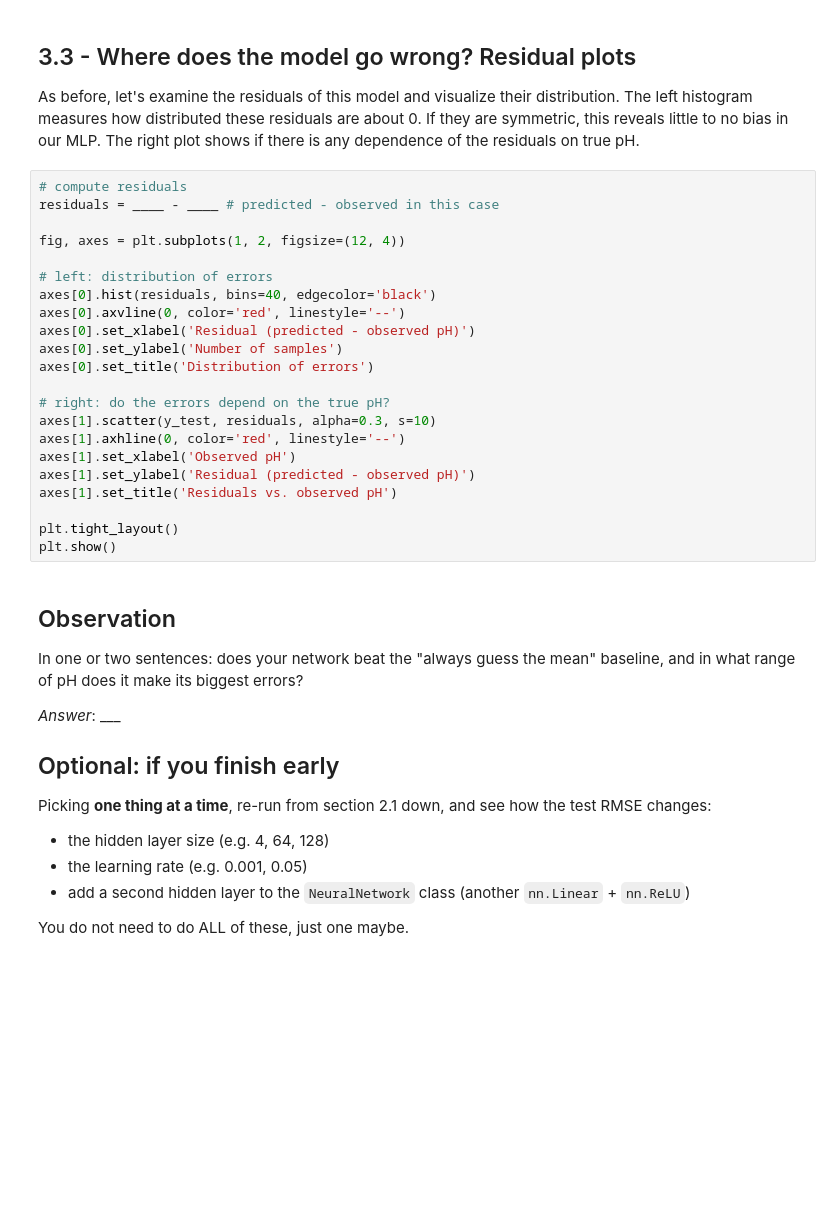
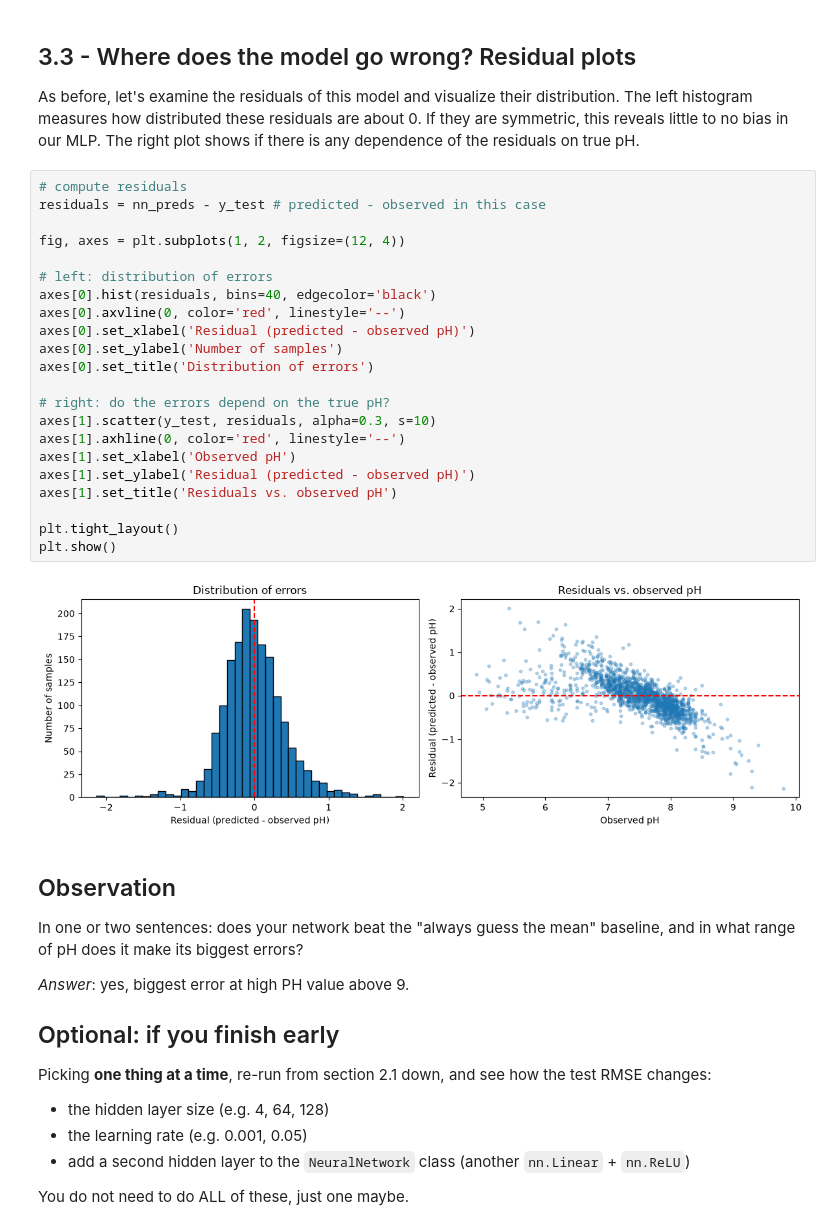
Before and after one commit to William-FJX/GEOL415, a Jupyter notebook: lab12/lab12_student.ipynb, the cells around one changed output. Saved outputs shown, nothing was run; the diff lists cells and outputs as text; blank space fills up the shorter version.

```diff
--- a/lab12/lab12_student.ipynb
+++ b/lab12/lab12_student.ipynb
@@ -343,32 +404,34 @@ plt.show()
 As before, let's examine the residuals of this model and visualize their distribution. The left histogram measures how distributed these residuals are about 0. If they are symmetric, this reveals little to no bias in our MLP. The right plot shows if there is any dependence of the residuals on true pH.
 # %%
 # compute residuals
-residuals = ____ - ____ # predicted - observed in this case
+residuals = nn_preds - y_test # predicted - observed in this case
 
 fig, axes = plt.subplots(1, 2, figsize=(12, 4))
 
 # left: distribution of errors
 axes[0].hist(residuals, bins=40, edgecolor='black')
 axes[0].axvline(0, color='red', linestyle='--')
 axes[0].set_xlabel('Residual (predicted - observed pH)')
 axes[0].set_ylabel('Number of samples')
 axes[0].set_title('Distribution of errors')
 
 # right: do the errors depend on the true pH?
 axes[1].scatter(y_test, residuals, alpha=0.3, s=10)
 axes[1].axhline(0, color='red', linestyle='--')
 axes[1].set_xlabel('Observed pH')
 axes[1].set_ylabel('Residual (predicted - observed pH)')
 axes[1].set_title('Residuals vs. observed pH')
 
 plt.tight_layout()
 plt.show()
+# %% [output]
+[figure, added]
 # %% [markdown]
 ## Observation
 
 In one or two sentences: does your network beat the "always guess the mean" baseline, and in what range of pH does it make its biggest errors?
 
-*Answer*: ___
+*Answer*: yes, biggest error at high PH value above 9.
 
 ## Optional: if you finish early
 
```
Also changed, not shown: parts of 18 cells of this notebook.
